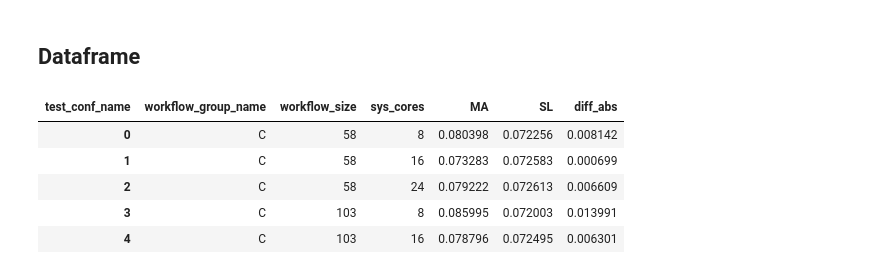
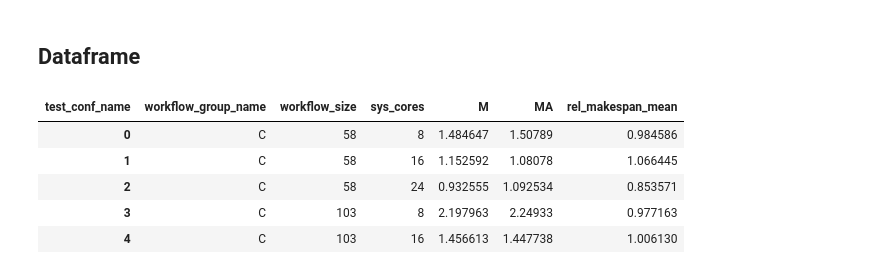
Before and after one commit to DonAurelio/nflows, a Jupyter notebook: notebooks/2_barplot.ipynb, the cells around one changed output. Saved outputs shown, nothing was run; the diff lists cells and outputs as text; code cells hidden in the pictures.

```diff
--- a/notebooks/2_barplot.ipynb
+++ b/notebooks/2_barplot.ipynb
@@ -108,27 +139,21 @@ def extract_data_to_dataframe(path, extra_data=None):
 # %% [markdown]
 ## Dataframe
 # %%
-test_conf_names = list(Path(data_root).rglob('*.csv'))
-df = pd.concat([ extract_data_to_dataframe(f, extra_data) for f in test_conf_names ])
-
-df_cond = (df["sched_alg_name"] == sched_alg_name) & (df["test_conf_name"].isin([base_conf_name, test_conf_name]))
-df = df[df_cond].copy()
-
 for k, v in derivated_cols.items():
     df[k] = df.apply(v, axis=1)
 
-df = df[['workflow_group_name','workflow_size', 'test_conf_name', 'sys_cores', 'read_time_total_avg']].reset_index(drop=True)
-pivot_df = df.pivot(index=['workflow_group_name','workflow_size', 'sys_cores'], columns='test_conf_name', values='read_time_total_avg')
+df = df.reset_index(drop=True)
+pivot_df = df.pivot(index=['workflow_group_name','workflow_size', 'sys_cores'], columns='test_conf_name', values=metric)
 
 for k, v in derivated_cols_pivot.items():
     pivot_df[k] = pivot_df.apply(v, axis=1)
 
 result = pivot_df.reset_index()
 result.head()
 # %% [output]
-| test_conf_name | workflow_group_name | workflow_size | sys_cores | MA | SL | diff_abs |
-| 0 | C | 58 | 8 | 0.080398 | 0.072256 | 0.008142 |
-| 1 | C | 58 | 16 | 0.073283 | 0.072583 | 0.000699 |
-| 2 | C | 58 | 24 | 0.079222 | 0.072613 | 0.006609 |
-| 3 | C | 103 | 8 | 0.085995 | 0.072003 | 0.013991 |
-| 4 | C | 103 | 16 | 0.078796 | 0.072495 | 0.006301 |
+| test_conf_name | workflow_group_name | workflow_size | sys_cores | M | MA | rel_makespan_mean |
+| 0 | C | 58 | 8 | 1.484647 | 1.50789 | 0.984586 |
+| 1 | C | 58 | 16 | 1.152592 | 1.08078 | 1.066445 |
+| 2 | C | 58 | 24 | 0.932555 | 1.092534 | 0.853571 |
+| 3 | C | 103 | 8 | 2.197963 | 2.24933 | 0.977163 |
+| 4 | C | 103 | 16 | 1.456613 | 1.447738 | 1.006130 |
```
Also changed, not shown: parts of 8 cells of this notebook.
